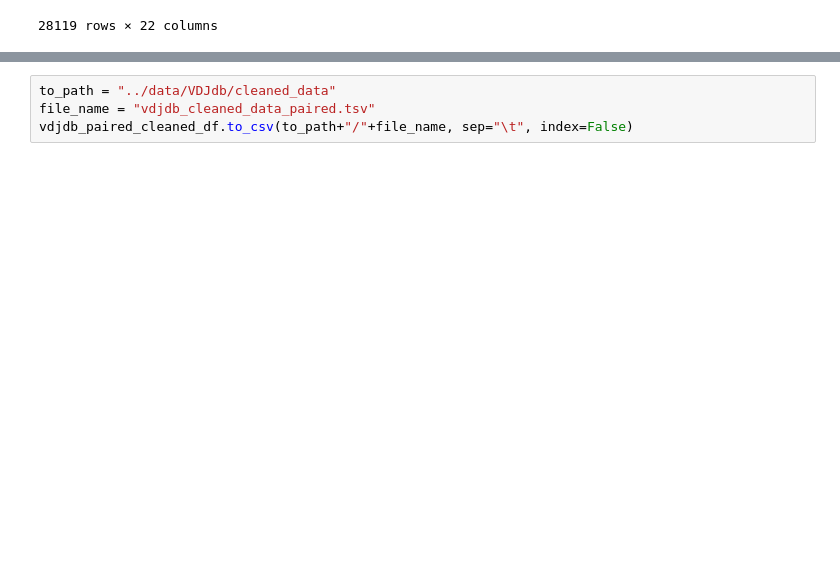
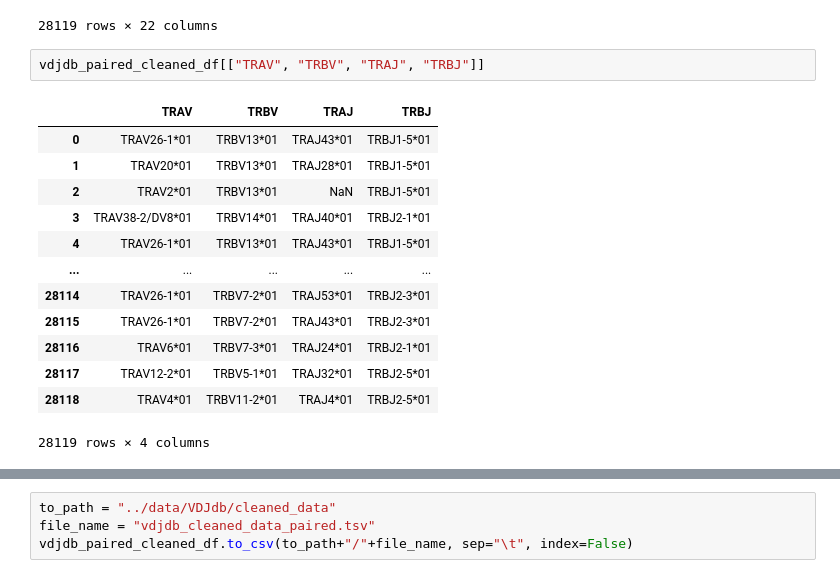
Before and after one commit to vegger/BA_ZHAW, a Jupyter notebook: notebooks/clean_data_vdjdb_paired.ipynb, the cells around one changed output, grey strips where cells are left out. Saved outputs shown, nothing was run; the diff lists cells and outputs as text; blank space fills up the shorter version.

```diff
--- a/notebooks/clean_data_vdjdb_paired.ipynb
+++ b/notebooks/clean_data_vdjdb_paired.ipynb
@@ -82,3 +82,19 @@ vdjdb_paired_cleaned_df
 | 28117 | 30593 | TRAV12-2*01 | TRAJ32*01 | CAPQGATNKLIF | TRBV5-1*01 | TRBJ2-5*01 | CASSLGAGGQETQYF | NaN | NaN | NaN | ... |
 | 28118 | 30594 | TRAV4*01 | TRAJ4*01 | CLVGGSGGYNKLIF | TRBV11-2*01 | TRBJ2-5*01 | CASSSTAQETQYF | NaN | NaN | NaN | ... |
 28119 rows × 22 columns
+# %%
+vdjdb_paired_cleaned_df[["TRAV", "TRBV", "TRAJ", "TRBJ"]]
+# %% [output]
+|  | TRAV | TRBV | TRAJ | TRBJ |
+| 0 | TRAV26-1*01 | TRBV13*01 | TRAJ43*01 | TRBJ1-5*01 |
+| 1 | TRAV20*01 | TRBV13*01 | TRAJ28*01 | TRBJ1-5*01 |
+| 2 | TRAV2*01 | TRBV13*01 | NaN | TRBJ1-5*01 |
+| 3 | TRAV38-2/DV8*01 | TRBV14*01 | TRAJ40*01 | TRBJ2-1*01 |
+| 4 | TRAV26-1*01 | TRBV13*01 | TRAJ43*01 | TRBJ1-5*01 |
+| ... | ... | ... | ... | ... |
+| 28114 | TRAV26-1*01 | TRBV7-2*01 | TRAJ53*01 | TRBJ2-3*01 |
+| 28115 | TRAV26-1*01 | TRBV7-2*01 | TRAJ43*01 | TRBJ2-3*01 |
+| 28116 | TRAV6*01 | TRBV7-3*01 | TRAJ24*01 | TRBJ2-1*01 |
+| 28117 | TRAV12-2*01 | TRBV5-1*01 | TRAJ32*01 | TRBJ2-5*01 |
+| 28118 | TRAV4*01 | TRBV11-2*01 | TRAJ4*01 | TRBJ2-5*01 |
+28119 rows × 4 columns
```
Also changed, not shown: parts of 3 cells of this notebook.
